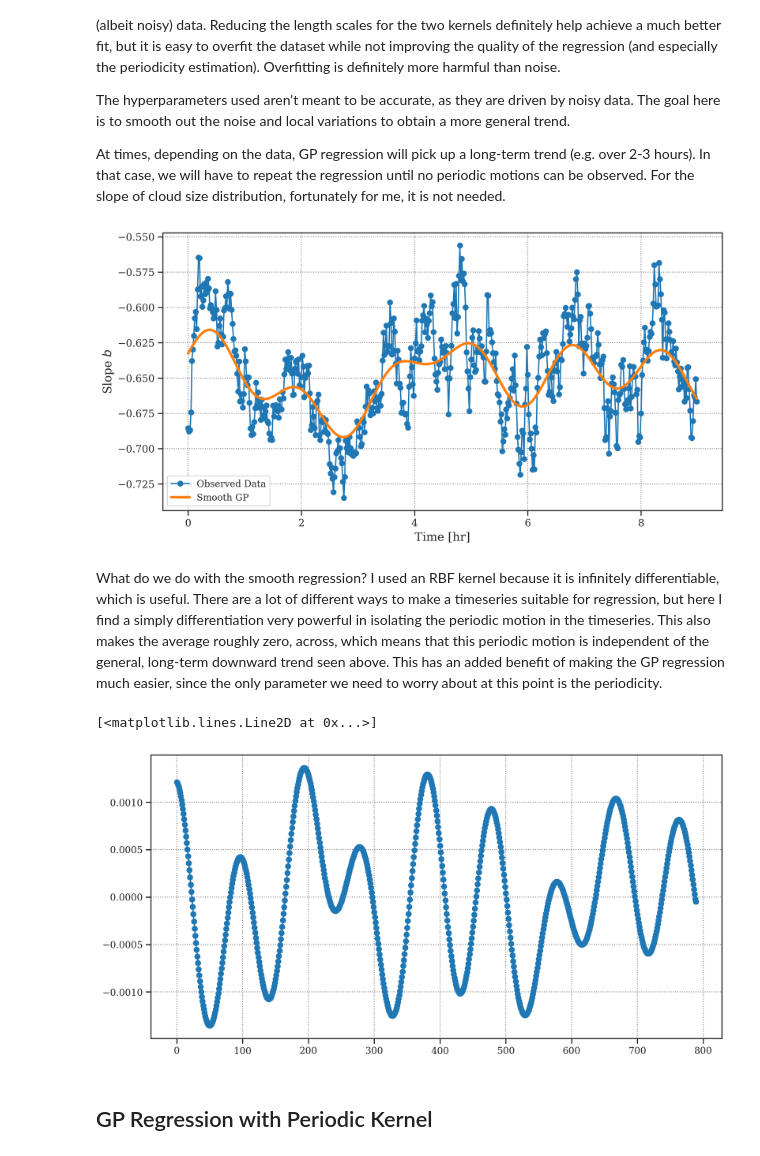
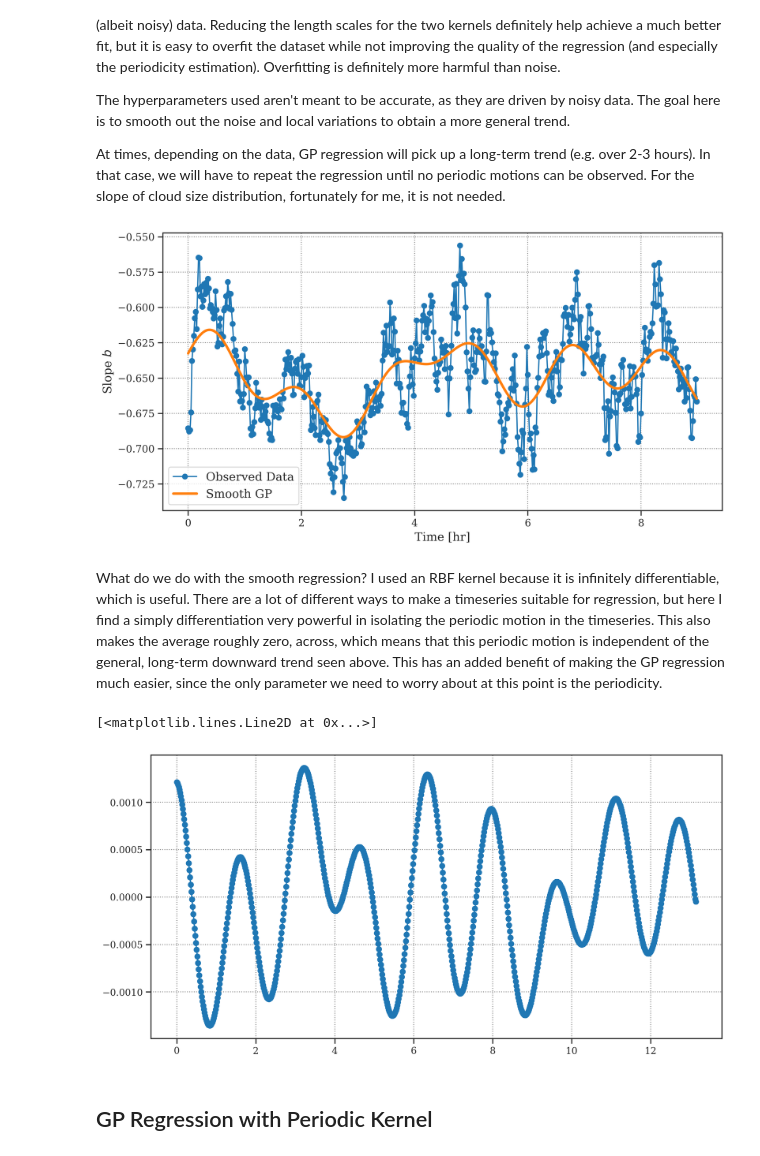
Before and after one commit to lorenghoh/nb_gp, a Jupyter notebook: notebooks/03_pyro.ipynb, the cells around one changed output. Cells and saved outputs as stored; diff of their text form; code cells hidden in the pictures.

```diff
--- a/notebooks/03_pyro.ipynb
+++ b/notebooks/03_pyro.ipynb
@@ -224,24 +221,25 @@ fig, ax = plt.subplots(1, 1, figsize=(12, 6))
 ax.plot(x_full[:540] / 60, y_full[:540], 'o-')
 ax.plot(x_test[:540] / 60, y_mean[:540], lw=3)
 
-ax.legend(['Observed Data', 'Smooth GP'])
+ax.legend(['Observed Data', 'Smooth GP'], fontsize=14,)
 
 ax.set_xlabel("Time [hr]", fontsize=14)
 ax.set_ylabel("Slope $b$", fontsize=14)
 
 ax.tick_params(axis='both', which='major', labelsize=12)
 # %% [output]
-[figure, old version]
+[figure, new version]
 # %% [markdown]
  What do we do with the smooth regression? I used an RBF kernel because it is infinitely differentiable, which is useful. There are a lot of different ways to make a timeseries suitable for regression, but here I find a simply differentiation very powerful in isolating the periodic motion in the timeseries. This also makes the average roughly zero, across, which means that this periodic motion is independent of the general, long-term downward trend seen above. This has an added benefit of making the GP regression much easier, since the only parameter we need to worry about at this point is the periodicity.
 # %%
 y_grad = np.gradient(y_mean)
 
 fig, ax = plt.subplots(1, 1, figsize=(12, 6))
-ax.plot(x_test, y_grad, 'o-')
+
+ax.plot(x_test / 60, y_grad, 'o-')
 # %% [output]
 [<matplotlib.lines.Line2D at 0x...>]
-[figure, old version]
+[figure, new version]
 # %% [markdown]
 ## GP Regression with Periodic Kernel
 # %%
```
Also changed, not shown: parts of 2 cells of this notebook.
